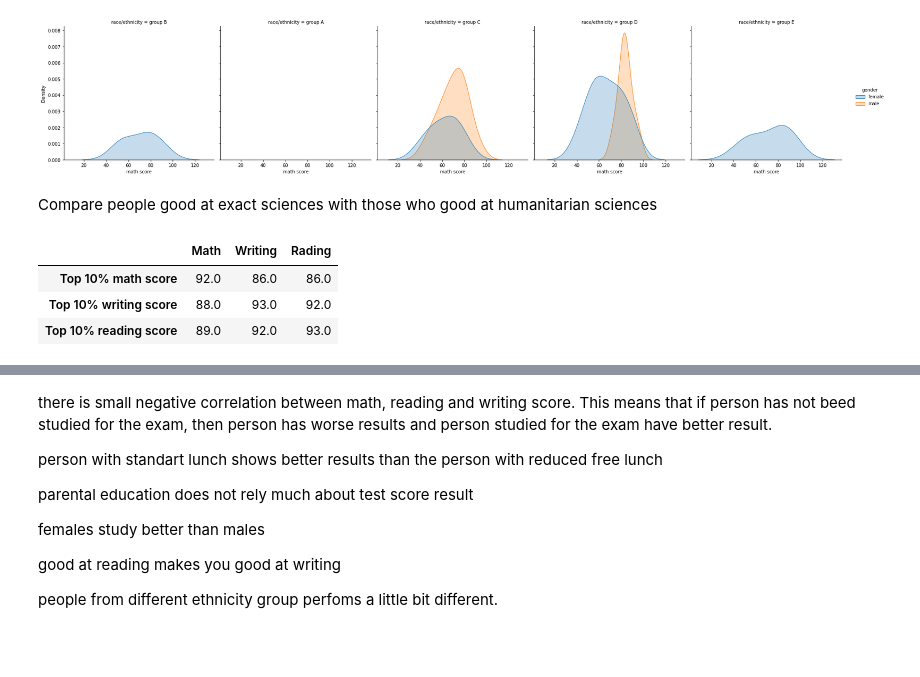
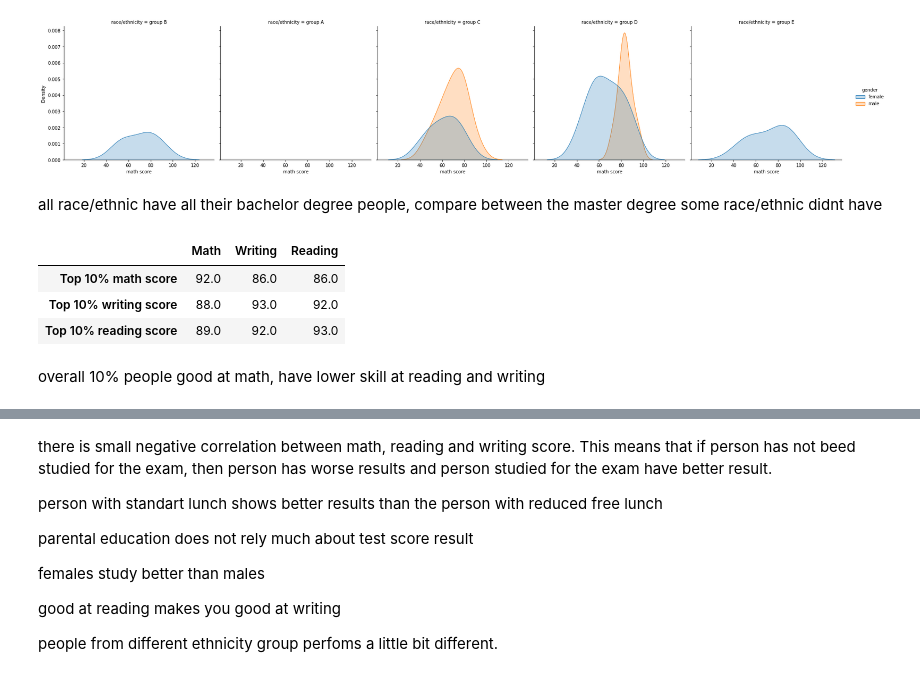
Before and after one commit to wisnuariay21/StudentPerformance-EDA_Python, a Jupyter notebook: StudentPerformance.ipynb, the cells around one changed output, grey strips where cells are left out. Drawn from its saved outputs; the diff is of its cells as text; code cells hidden in the pictures; blank space fills up the shorter version.

```diff
--- a/StudentPerformance.ipynb
+++ b/StudentPerformance.ipynb
@@ -111,37 +109,39 @@ sns.displot(
 # %% [output]
 <seaborn.axisgrid.FacetGrid at 0x...>
 [figure]
-# %% [markdown]
-Compare people good at exact sciences with those who good at humanitarian sciences
+# %% [markdown]
+all race/ethnic have all their bachelor degree people, compare between the master degree some race/ethnic didnt have
 # %%
  # People with top 10% math score
 topmath = df['math score'] > df['math score'].quantile(q=0.90)
 topmath_mathmean = df[topmath]['math score'].mean()
 topmath_writingmean = df[topmath]['writing score'].mean()
 topmath_readingmean = df[topmath]['reading score'].mean()
 
 # People with top 10% writing score
 topwriting = df['writing score'] > df['writing score'].quantile(q=0.90)
 topwriting_mathmean = df[topwriting]['math score'].mean()
 topwriting_writingmean = df[topwriting]['writing score'].mean()
 topwriting_readingmean = df[topwriting]['reading score'].mean()
 
 # People with top 10% reading score
 topreading = df['reading score'] > df['reading score'].quantile(q=0.90)
 topreading_mathmean = df[topreading]['math score'].mean()
 topreading_writingmean = df[topreading]['writing score'].mean()
 topreading_readingmean = df[topreading]['reading score'].mean()
 
 # Summary DataFrame
 compare_df = pd.DataFrame({
     'Math': [topmath_mathmean, topmath_writingmean, topmath_readingmean],
     'Writing': [topwriting_mathmean, topwriting_writingmean, topwriting_readingmean],
-    'Rading': [topreading_mathmean, topreading_writingmean, topreading_readingmean]
+    'Reading': [topreading_mathmean, topreading_writingmean, topreading_readingmean]
 }, index=['Top 10% math score', 'Top 10% writing score', 'Top 10% reading score'])
 
 compare_df.round()
 # %% [output]
-|  | Math | Writing | Rading |
+|  | Math | Writing | Reading |
 | Top 10% math score | 92.0 | 86.0 | 86.0 |
 | Top 10% writing score | 88.0 | 93.0 | 92.0 |
 | Top 10% reading score | 89.0 | 92.0 | 93.0 |
+# %% [markdown]
+overall 10% people good at math, have lower skill at reading and writing
```
Also changed, not shown: parts of 12 cells of this notebook.
